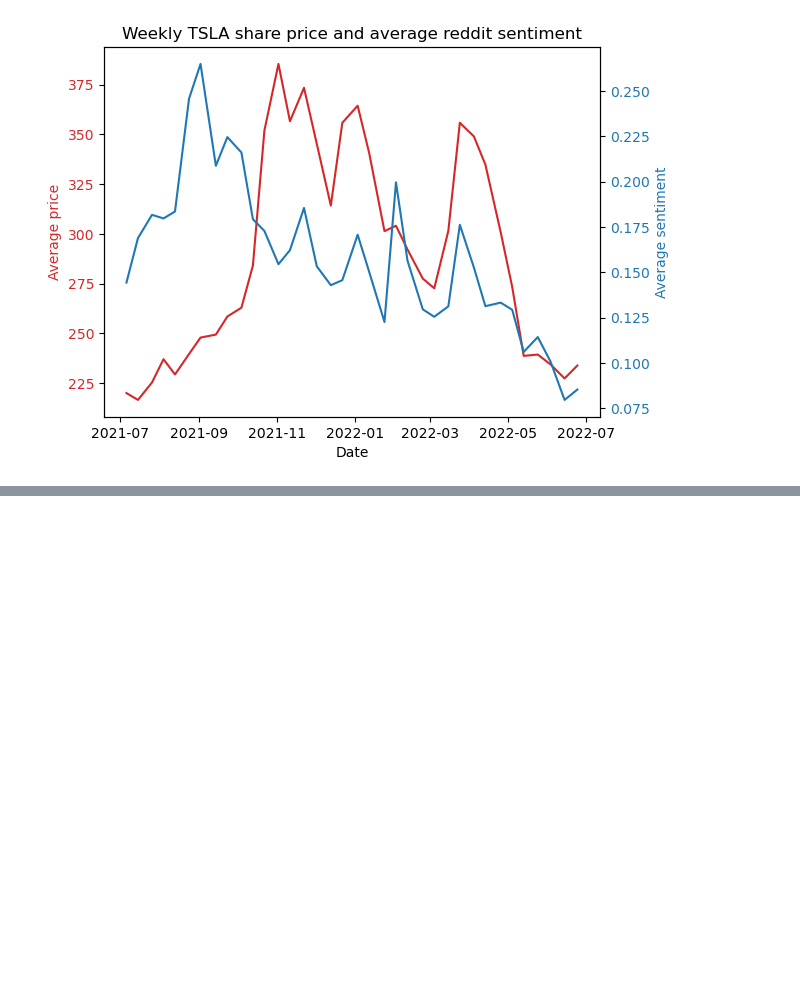
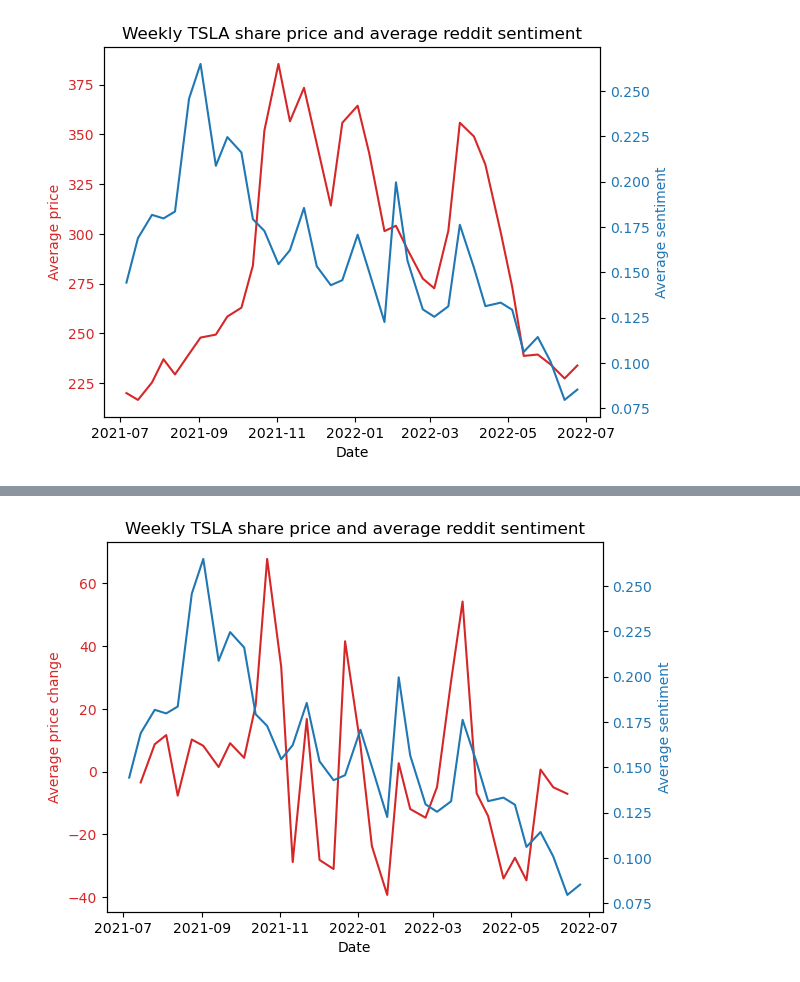
Before and after one commit to chanjdaniel/reddit_tsla_data_analysis, a Jupyter notebook: reddit_tsla.ipynb, the cells around one changed output, grey strips where cells are left out. Drawn from its saved outputs; the diff is of its cells as text; code cells hidden in the pictures; blank space fills up the shorter version.

Commit message:
time series

```diff
--- a/reddit_tsla.ipynb
+++ b/reddit_tsla.ipynb
@@ -482,0 +475,8 @@ plt.plot(np.unique(x), np.poly1d(np.polyfit(x, y, 1))(np.unique(x)))
+# %%
+price_change_array = [np.nan] # first value in dataset has unknown price change
+for i in range(1, len(weekly_reddit_tsla_df)):
+    price_change = weekly_reddit_tsla_df["average_close"][i] - weekly_reddit_tsla_df["average_close"][i - 1]
+    price_change_array.append(price_change)
+# %%
+weekly_reddit_tsla_df = weekly_reddit_tsla_df.assign(**{"average_close_last_week_delta" : np.nan})
+weekly_reddit_tsla_df.loc[weekly_reddit_tsla_df.index[:-1], "average_close_last_week_delta"] = pd.Series(price_change_array)
@@ -482,0 +493,22 @@ plt.plot(np.unique(x), np.poly1d(np.polyfit(x, y, 1))(np.unique(x)))
+# %%
+fig, ax1 = plt.subplots()
+
+date_data = weekly_reddit_tsla_df["week_start_datetime"]
+
+color1 = "tab:red"
+ax1.set_xlabel("Date")
+ax1.set_ylabel("Average price change", color=color1)
+ax1.plot(date_data, weekly_reddit_tsla_df["average_close_last_week_delta"], color=color1)
+ax1.tick_params(axis='y', labelcolor=color1)
+
+ax2 = ax1.twinx()
+color2 = "tab:blue"
+ax2.set_ylabel("Average sentiment", color=color2)
+ax2.plot(date_data, weekly_reddit_tsla_df["reddit_average_sentiment"], color=color2)
+ax2.tick_params(axis='y', labelcolor=color2)
+
+ax1.set_title("Weekly TSLA share price and average reddit sentiment")
+
+plt.show()
+# %% [output]
+[figure, added]
```
Also changed, not shown: parts of 19 cells of this notebook.
